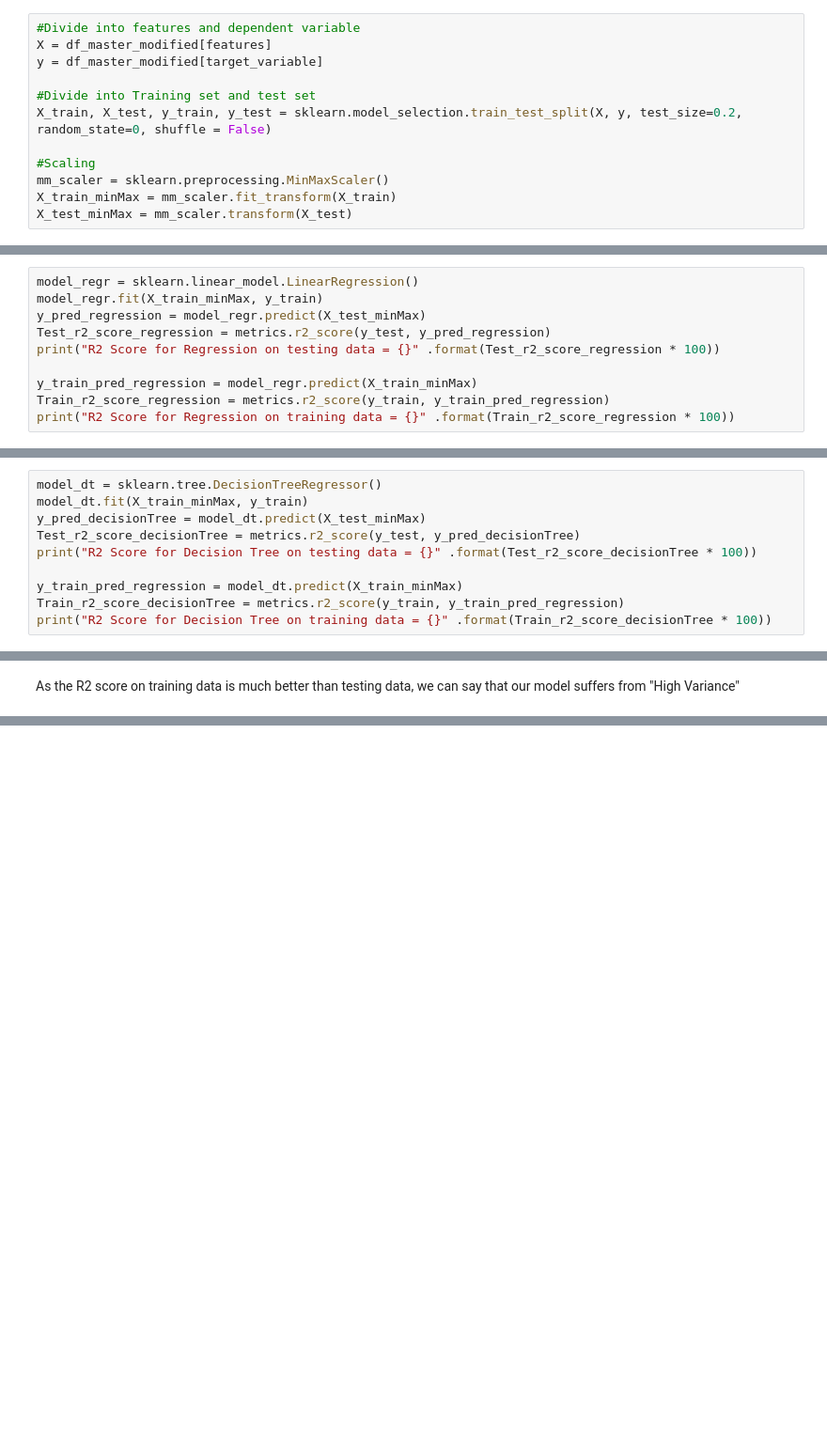
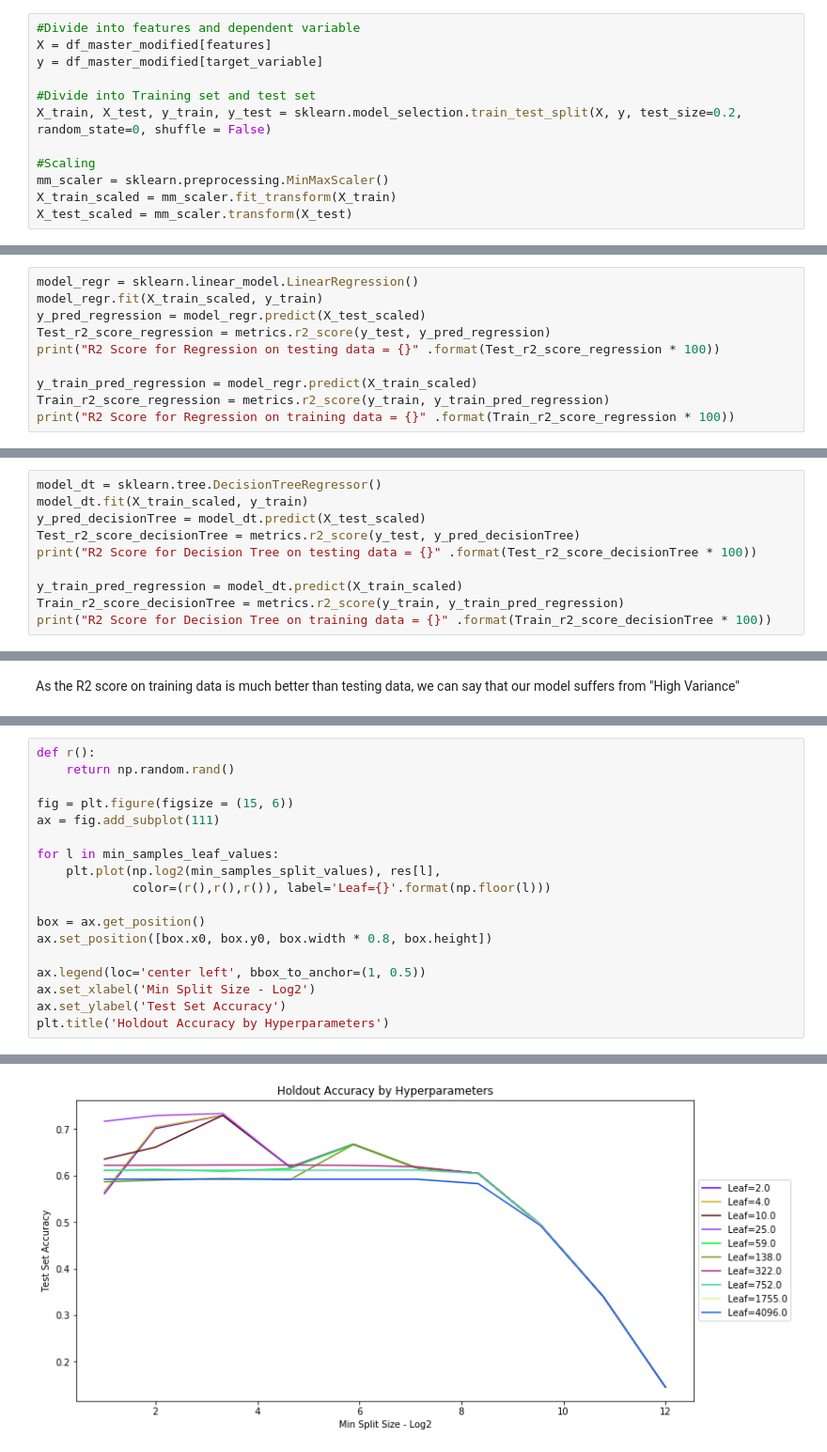
Before and after one commit to shivasanketh-rm/InfluenzaOutbreaks, a Jupyter notebook: IO_pred_model.ipynb, the cells around one changed output, grey strips where cells are left out. Shown at 94% size. Cells and saved outputs as stored; diff of their text form; blank space fills up the shorter version.

Commit message:
Hyperparameter tuning for Decision Trees
Min samle leaf values and Min sample split values

```diff
--- a/IO_pred_model.ipynb
+++ b/IO_pred_model.ipynb
@@ -48,18 +48,18 @@ X_train, X_test, y_train, y_test = sklearn.model_selection.train_test_split(X, y
 
 #Scaling
 mm_scaler = sklearn.preprocessing.MinMaxScaler()
-X_train_minMax = mm_scaler.fit_transform(X_train)
-X_test_minMax = mm_scaler.transform(X_test)
+X_train_scaled = mm_scaler.fit_transform(X_train)
+X_test_scaled = mm_scaler.transform(X_test)
 # %% [markdown]
 Linear Regression model
 # %%
 model_regr = sklearn.linear_model.LinearRegression()
-model_regr.fit(X_train_minMax, y_train)
-y_pred_regression = model_regr.predict(X_test_minMax)
+model_regr.fit(X_train_scaled, y_train)
+y_pred_regression = model_regr.predict(X_test_scaled)
 Test_r2_score_regression = metrics.r2_score(y_test, y_pred_regression)
 print("R2 Score for Regression on testing data = {}" .format(Test_r2_score_regression * 100))
 
-y_train_pred_regression = model_regr.predict(X_train_minMax)
+y_train_pred_regression = model_regr.predict(X_train_scaled)
 Train_r2_score_regression = metrics.r2_score(y_train, y_train_pred_regression)
 print("R2 Score for Regression on training data = {}" .format(Train_r2_score_regression * 100))
 # %% [output]
@@ -69,12 +69,12 @@ R2 Score for Regression on training data = 69.28034110227685
 Decision Trees
 # %%
 model_dt = sklearn.tree.DecisionTreeRegressor()
-model_dt.fit(X_train_minMax, y_train)
-y_pred_decisionTree = model_dt.predict(X_test_minMax)
+model_dt.fit(X_train_scaled, y_train)
+y_pred_decisionTree = model_dt.predict(X_test_scaled)
 Test_r2_score_decisionTree = metrics.r2_score(y_test, y_pred_decisionTree)
 print("R2 Score for Decision Tree on testing data = {}" .format(Test_r2_score_decisionTree * 100))
 
-y_train_pred_regression = model_dt.predict(X_train_minMax)
+y_train_pred_regression = model_dt.predict(X_train_scaled)
 Train_r2_score_decisionTree = metrics.r2_score(y_train, y_train_pred_regression)
 print("R2 Score for Decision Tree on training data = {}" .format(Train_r2_score_decisionTree * 100))
 # %% [output]
@@ -100,0 +144,19 @@ feature_importance =  [0.04717302 0.10819868 0.75420586 0.02571819 0.04490328 0.
+# %%
+def r():
+    return np.random.rand()
+
+fig = plt.figure(figsize = (15, 6))
+ax = fig.add_subplot(111)
+
+for l in min_samples_leaf_values:
+    plt.plot(np.log2(min_samples_split_values), res[l],
+             color=(r(),r(),r()), label='Leaf={}'.format(np.floor(l)))
+
+box = ax.get_position()
+ax.set_position([box.x0, box.y0, box.width * 0.8, box.height])
+
+ax.legend(loc='center left', bbox_to_anchor=(1, 0.5))
+ax.set_xlabel('Min Split Size - Log2')
+ax.set_ylabel('Test Set Accuracy')
+plt.title('Holdout Accuracy by Hyperparameters')
+# %% [output]
@@ -101,2 +164,3 @@ feature_importance =  [0.04717302 0.10819868 0.75420586 0.02571819 0.04490328 0.
+[figure, added]
 # %%
 model_rf = sklearn.ensemble.RandomForestRegressor(n_estimators = 500)
```
Also changed, not shown: parts of 8 cells of this notebook.
